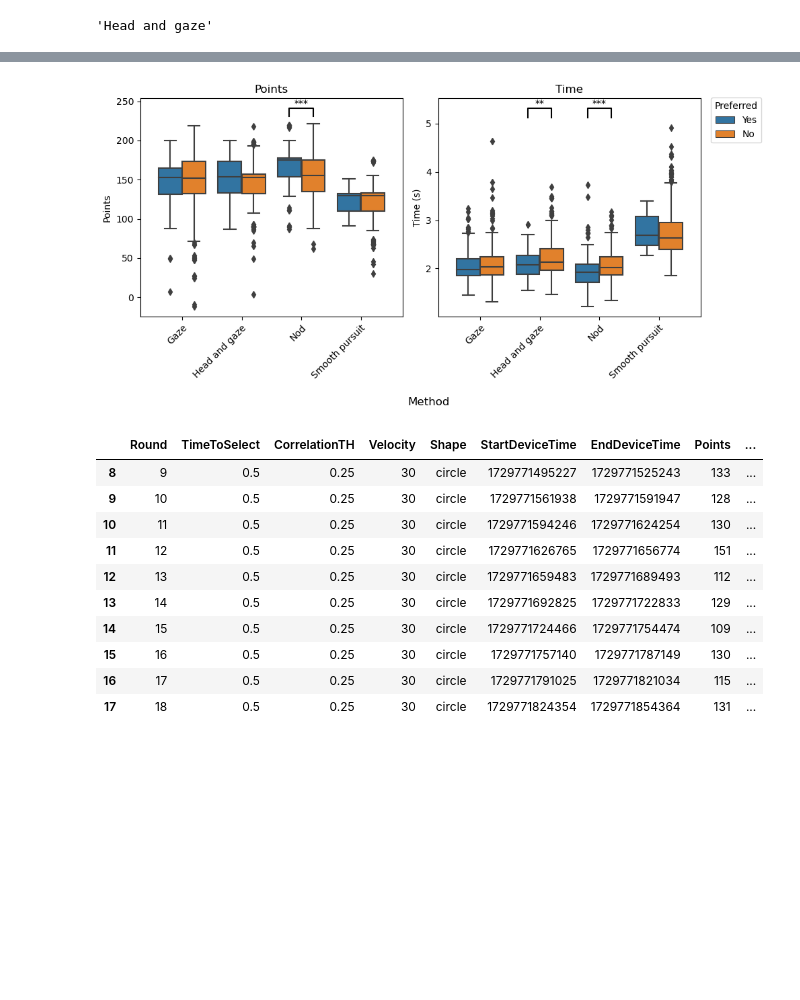
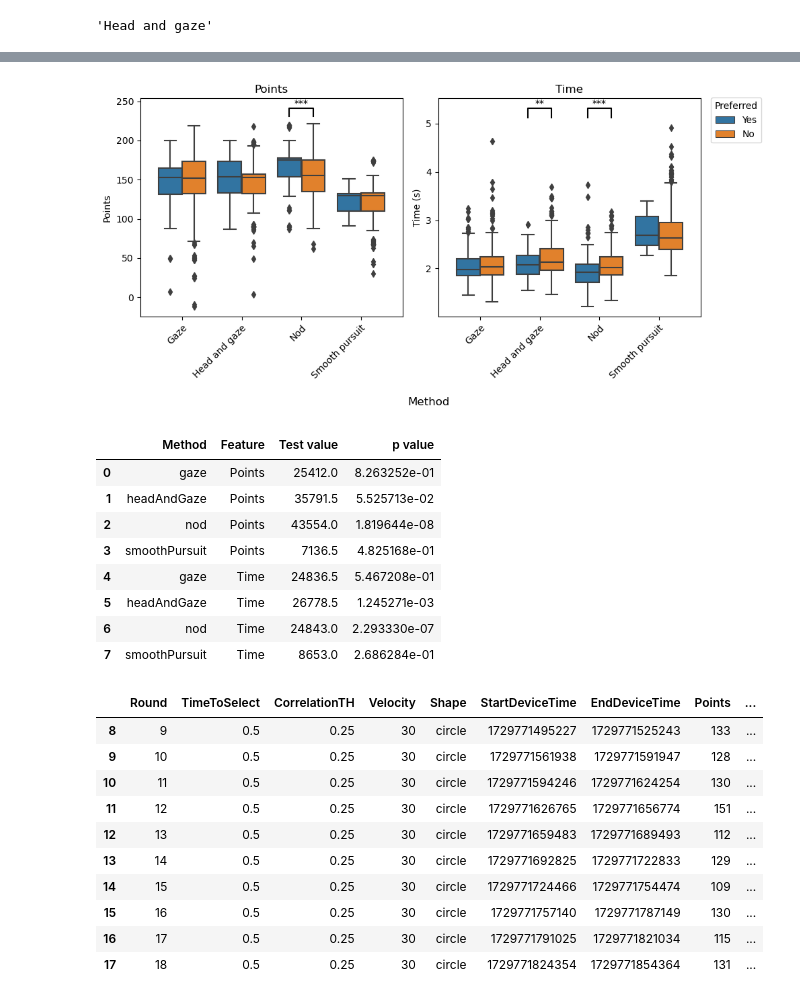
Before and after one commit to Arueris/GazeBasedSelection, a Jupyter notebook: InspectAll.ipynb, the cells around one changed output, grey strips where cells are left out. Cells and saved outputs as stored; diff of their text form; code cells hidden in the pictures; blank space fills up the shorter version.

```diff
--- a/InspectAll.ipynb
+++ b/InspectAll.ipynb
@@ -920,0 +923,2 @@ Recording of Pat034; Age 23; Gender Male; ET experience False; VR experience Tru
+# %%
+round_results = {x: recs.get_summarized_rounds(x) for x in Recording.conditions}
@@ -1340,6 +1542,8 @@ summary_df
 import pandas as pd
 import numpy as np
 from scipy import stats
+import matplotlib.pyplot as plt
+import seaborn as sns
 
 features = ["Points", "Time", "Incorrects"]
 
@@ -1388,6 +1592,7 @@ h = {
     "Incorrects": 0.4
 }
 x_value = {"gaze": 0, "headAndGaze": 1, "nod": 2, "smoothPursuit": 3}
+test_results = list()
 for i, f in enumerate(["Points", "Time"]):
     max_value = res[f].max()
     sns.boxplot(x="Method", y=f, hue="Preferred method", data=res, ax=axs[i])
@@ -1397,33 +1602,50 @@ for i, f in enumerate(["Points", "Time"]):
         axs[i].set_ylabel("Time (s)")
     else:
         axs[i].get_legend().remove()
     axs[i].set_title(f)
     # axs[i].tick_params(axis='x', labelrotation=45, horizontalalignment="right")
     plt.setp(axs[i].get_xticklabels(), rotation=45, ha="right", rotation_mode="anchor")
     axs[i].set_xlabel("")
     for m in Recording.conditions:
         values_pref = res.loc[(res["Preferred method"]=="Yes") & (res["Method"]==rename_dict[m]), f].to_numpy()
         values_noPref = res.loc[(res["Preferred method"]=="No") & (res["Method"]==rename_dict[m]), f].to_numpy()
         test_stat, p = stats.mannwhitneyu(values_pref, values_noPref)
+        test_results.append({
+            "Method": m,
+            "Feature": f,
+            "Test value": test_stat,
+            "p value": p
+        })
         text = "NS"
         if p < 0.001: text='***'
         elif p < 0.01: text = '**'
         elif p < 0.05: text = '*'
         else: continue
         x = x_value[m]
         x1 = x - 0.2
         x2 = x + 0.2
         y1 = max_value + h[f]
         y2 = max_value + 2*h[f]
         axs[i].plot([x1, x1, x2, x2], [y1, y2, y2, y1], lw=1.5, c='k')
         axs[i].text((x1 + x2) * 0.5, y2, text, ha='center', va='bottom', color='k')
 # fig.legend(handles, labels, title="Preferred method", loc=(0.94, 0.82))
 fig.supxlabel("Method")
 fig.tight_layout()
 plt.savefig("Pictures/PreferredYesVSNo.png")
 plt.show()
+
+display(pd.DataFrame(test_results))
 # %% [output]
 [figure]
+|  | Method | Feature | Test value | p value |
+| 0 | gaze | Points | 25412.0 | 8.263252e-01 |
+| 1 | headAndGaze | Points | 35791.5 | 5.525713e-02 |
+| 2 | nod | Points | 43554.0 | 1.819644e-08 |
+| 3 | smoothPursuit | Points | 7136.5 | 4.825168e-01 |
+| 4 | gaze | Time | 24836.5 | 5.467208e-01 |
+| 5 | headAndGaze | Time | 26778.5 | 1.245271e-03 |
+| 6 | nod | Time | 24843.0 | 2.293330e-07 |
+| 7 | smoothPursuit | Time | 8653.0 | 2.686284e-01 |
 # %%
 final_rounds
 # %% [output]
```
Also changed, not shown: parts of 5 cells of this notebook, 21 other files.
